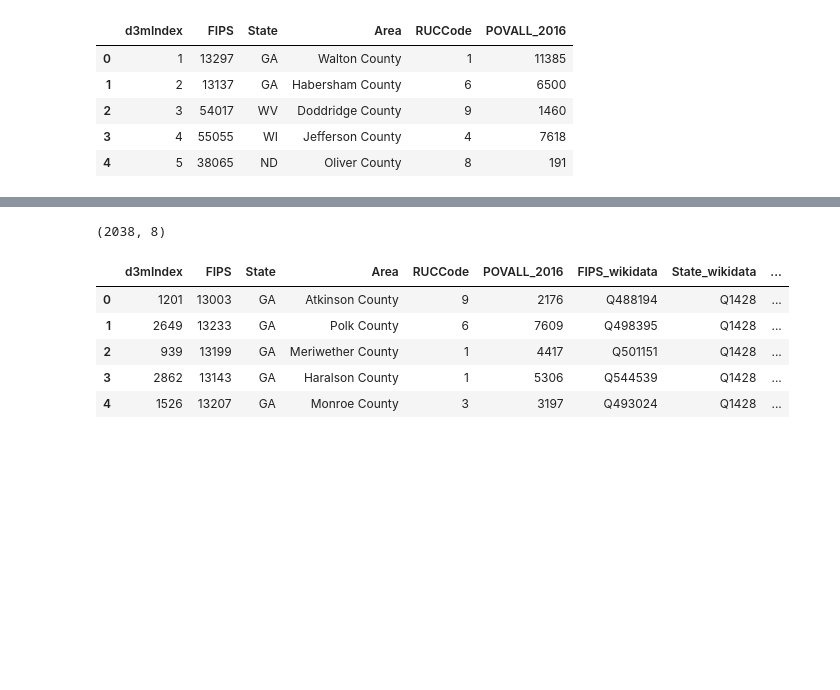
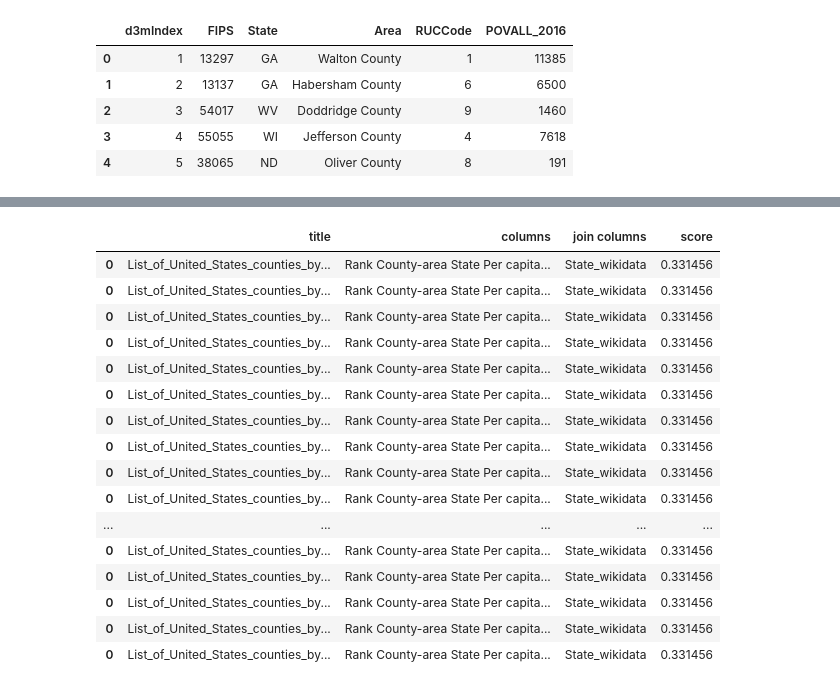
Before and after one commit to usc-isi-i2/datamart-userend, a Jupyter notebook: examples/search_example.ipynb, the cells around one changed output, grey strips where cells are left out. Cells and saved outputs as stored; diff of their text form; code cells hidden in the pictures; blank space fills up the shorter version.

```diff
--- a/examples/search_example.ipynb
+++ b/examples/search_example.ipynb
@@ -82,19 +105,34 @@ output_df
+# %%
+"""
+We can search to get next page if you want
+"""
+s2 = search_res.get_next_page()
+# show the search results details
+# wikidata has no dynamic score
+output_df = pd.DataFrame()
+for each in s2:
+    col1 = each.display()
+    output_df = output_df.append(col1)
+output_df
+# %% [output]
+|  | title | columns | join columns | score |
+| 0 | List_of_United_States_counties_by... | Rank County-area State Per capita... | State_wikidata | 0.331456 |
+| 0 | List_of_United_States_counties_by... | Rank County-area State Per capita... | State_wikidata | 0.331456 |
+| 0 | List_of_United_States_counties_by... | Rank County-area State Per capita... | State_wikidata | 0.331456 |
+| 0 | List_of_United_States_counties_by... | Rank County-area State Per capita... | State_wikidata | 0.331456 |
+| 0 | List_of_United_States_counties_by... | Rank County-area State Per capita... | State_wikidata | 0.331456 |
+| 0 | List_of_United_States_counties_by... | Rank County-area State Per capita... | State_wikidata | 0.331456 |
+| 0 | List_of_United_States_counties_by... | Rank County-area State Per capita... | State_wikidata | 0.331456 |
+| 0 | List_of_United_States_counties_by... | Rank County-area State Per capita... | State_wikidata | 0.331456 |
+| 0 | List_of_United_States_counties_by... | Rank County-area State Per capita... | State_wikidata | 0.331456 |
+| 0 | List_of_United_States_counties_by... | Rank County-area State Per capita... | State_wikidata | 0.331456 |
+| ... | ... | ... | ... | ... |
+| 0 | List_of_United_States_counties_by... | Rank County-area State Per capita... | State_wikidata | 0.331456 |
+| 0 | List_of_United_States_counties_by... | Rank County-area State Per capita... | State_wikidata | 0.331456 |
+| 0 | List_of_United_States_counties_by... | Rank County-area State Per capita... | State_wikidata | 0.331456 |
+| 0 | List_of_United_States_counties_by... | Rank County-area State Per capita... | State_wikidata | 0.331456 |
+| 0 | List_of_United_States_counties_by... | Rank County-area State Per capita... | State_wikidata | 0.331456 |
 # %%
 # augment with these 2 wikidata search results
 aug1 = s1[0].augment(supplied_data=search_res.supplied_data)
 aug2 = s1[1].augment(supplied_data=aug1)
-# %%
-search_res.supplied_data['learningData'].shape
-# %% [output]
-(2038, 8)
-# %%
-# reutrned aug2 is a d3m.container.dataset
-res_id, aug2_dataframe = d3m_utils.get_tabular_resource(dataset=aug2, resource_id=None)
-aug2_dataframe.head()
-# %% [output]
-|  | d3mIndex | FIPS | State | Area | RUCCode | POVALL_2016 | FIPS_wikidata | State_wikidata | ... |
-| 0 | 1201 | 13003 | GA | Atkinson County | 9 | 2176 | Q488194 | Q1428 | ... |
-| 1 | 2649 | 13233 | GA | Polk County | 6 | 7609 | Q498395 | Q1428 | ... |
-| 2 | 939 | 13199 | GA | Meriwether County | 1 | 4417 | Q501151 | Q1428 | ... |
-| 3 | 2862 | 13143 | GA | Haralson County | 1 | 5306 | Q544539 | Q1428 | ... |
-| 4 | 1526 | 13207 | GA | Monroe County | 3 | 3197 | Q493024 | Q1428 | ... |
```
Also changed, not shown: parts of 21 cells of this notebook, 1 other file.
